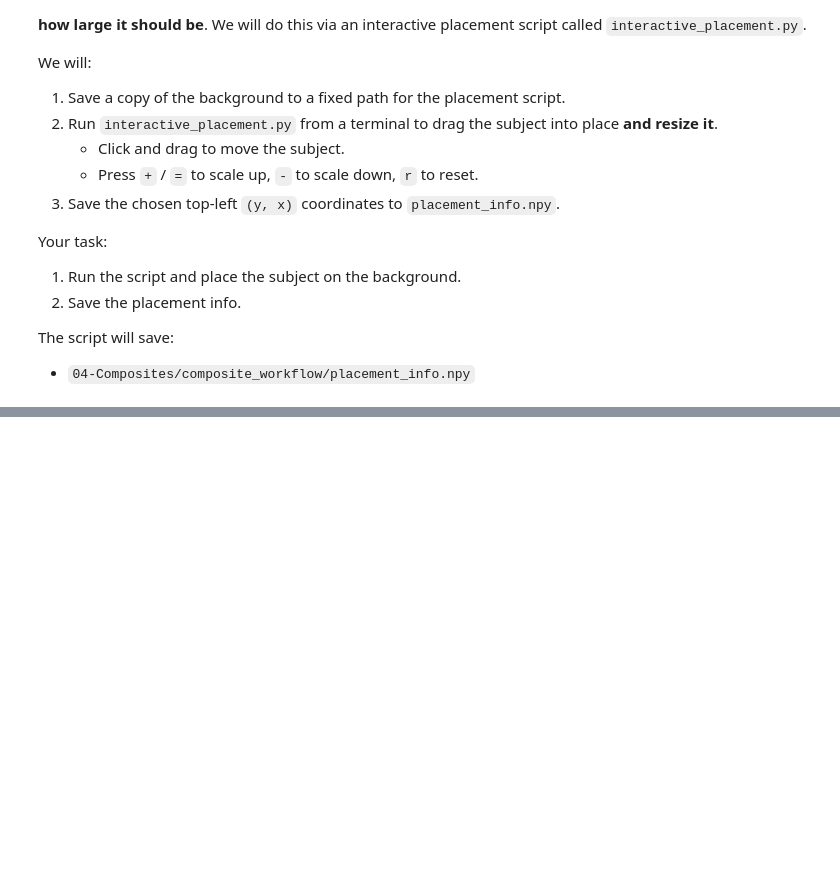
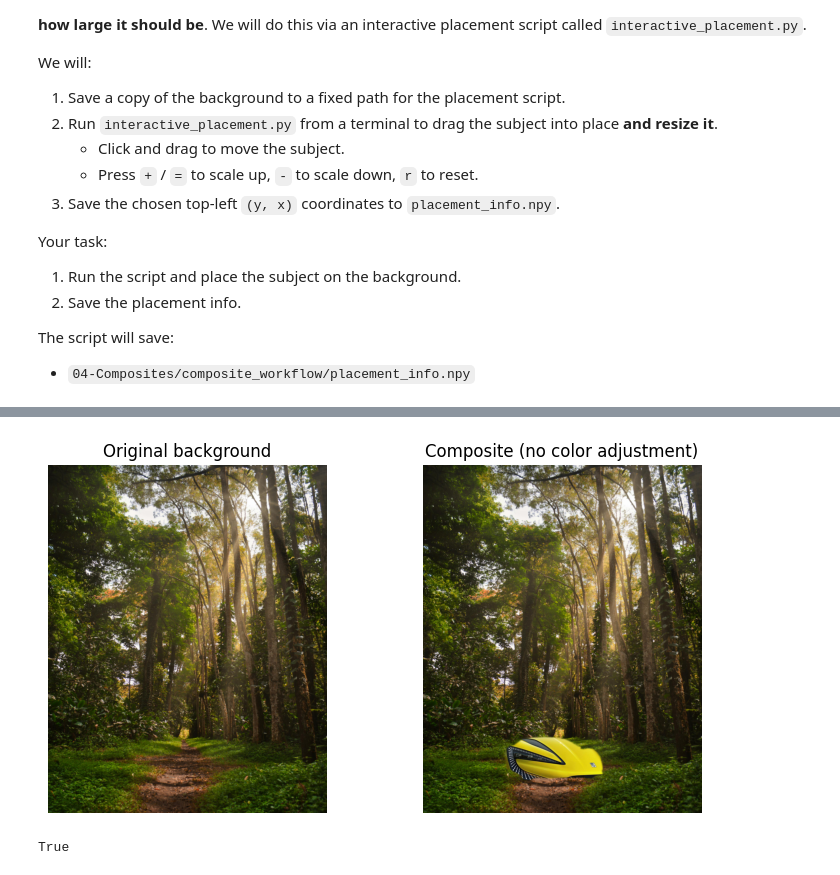
Before and after one commit to Vardan2009/Discover-Comp-Photo, a Jupyter notebook: 04-Composites/composite_tutorial.ipynb, the cells around one changed output, grey strips where cells are left out. Saved outputs shown, nothing was run; the diff lists cells and outputs as text; code cells hidden in the pictures; blank space fills up the shorter version.

```diff
--- a/04-Composites/composite_tutorial.ipynb
+++ b/04-Composites/composite_tutorial.ipynb
@@ -259,21 +302,22 @@ scale = float(placement_info.get("scale", 1.0))  # Default to 1.0 if no scale
 # Resize subject and mask to match requested scale
 orig_h, orig_w = refined_subj_bgr.shape[:2]
 # YOUR CODE HERE: resize refined_subj_bgr and refined_mask_cropped to match requested scale
-refined_subj_bgr_scaled = None
-refined_mask_scaled = None
+new_h, new_w = int(orig_h * scale), int(orig_w * scale)
+refined_subj_bgr_scaled = cv2.resize(refined_subj_bgr, (new_w, new_h), interpolation=cv2.INTER_AREA)
+refined_mask_scaled = cv2.resize(refined_mask, (new_w, new_h), interpolation=cv2.INTER_AREA)
 
 # Convert images to float32 RGB in [0,1] for blending.
 subj_rgb = cv2.cvtColor(
-    refined_subj_bgr_scaled, cv2.COLOR_BGR2RGB).astype(np.float32) / 255.0
+refined_subj_bgr_scaled, cv2.COLOR_BGR2RGB).astype(np.float32) / 255.0
 bg_rgb = background.astype(np.float32) / 255.0
 
 # 1. Compute the background size, and subject size.
 # 2. Clip the subject's placement to avoid running out of bounds.
 # 3. Slice the appropriate regions from subject, alpha mask, and background.
 # YOUR CODE HERE
-subj_region_rgb = None # region of subject to paste
-mask_region = None # corresponding alpha mask region
-bg_region_rgb = None # background region to blend into
+subj_region_rgb = subj_rgb # region of subject to paste
+mask_region = refined_mask_scaled # corresponding alpha mask region
+bg_region_rgb = bg_rgb[place_y:int(place_y + orig_h * scale),place_x:int(place_x + orig_w * scale), :] # background region to blend into
 # %%
 # This section is going to use the regions above to cut out the subject
 # and blend it into the backgroud.
@@ -284,36 +328,41 @@ bg_region_rgb = None # background region to blend into
 # 4. Blend the subject into that region using the mask as alpha: new_pixel = subject*alpha + background*(1-alpha).
 # 5. Place the blended region back into the composite background image.
 
 # Build a 3-channel transparency mask from the mask_region (should be range 0-1)
-alpha_3c = # YOUR CODE HERE
+alpha_3c = np.stack((mask_region, mask_region, mask_region), axis=2)
 
 composite_no_color_rgb = bg_rgb.copy()
 
 # region_bg is the background region that we will blend the subject into
-region_bg = composite_no_color_rgb[place_y:end_y, place_x:end_x, :]
+region_bg = composite_no_color_rgb[place_y:int(place_y + orig_h * scale),place_x:int(place_x + orig_w * scale), :]
 
 # YOUR CODE HERE: blend the subject into the background using alpha_3c
-blended_region = None
+blended_region = subj_region_rgb * alpha_3c + region_bg * (1 - alpha_3c)
 
 # Replace the blended region in the composite
 # YOUR CODE HERE
+composite_no_color_rgb[place_y:int(place_y + orig_h * scale),place_x:int(place_x + orig_w * scale), :] = blended_region
+
 
 plt.figure(figsize=(8, 4))
 plt.subplot(1, 2, 1)
 plt.imshow(background)
 plt.title("Original background")
 plt.axis("off")
 
 plt.subplot(1, 2, 2)
 plt.imshow(composite_no_color_rgb)
 plt.title("Composite (no color adjustment)")
 plt.axis("off")
 
 plt.tight_layout()
 plt.show()
 
 no_color_out_path = "composite_workflow/composite_no_color.jpg"
 cv2.imwrite(no_color_out_path, cv2.cvtColor((composite_no_color_rgb * 255).astype(np.uint8), cv2.COLOR_RGB2BGR))
+# %% [output]
+[figure, added]
+True
 # %% [markdown]
 ### Step 8: Color-blend the subject with the background
 
```
Also changed, not shown: parts of 7 cells of this notebook.
